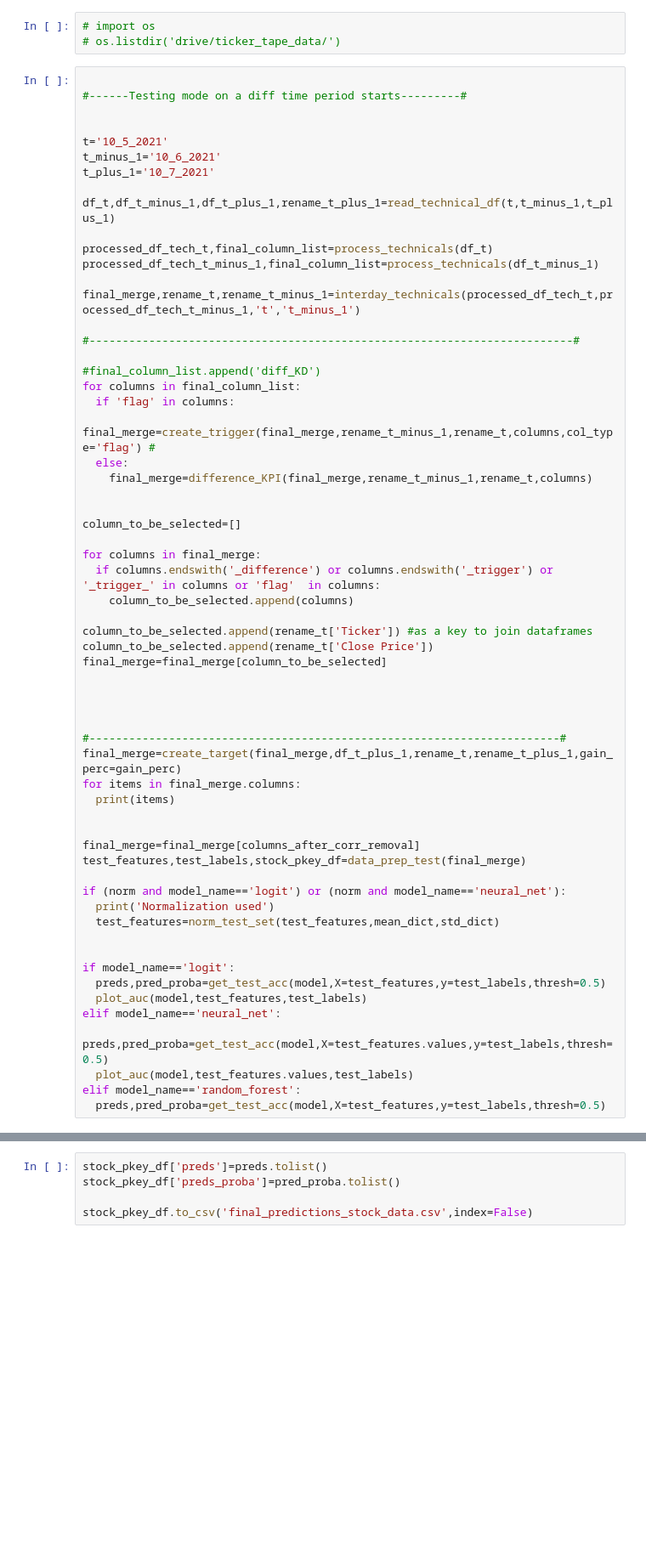
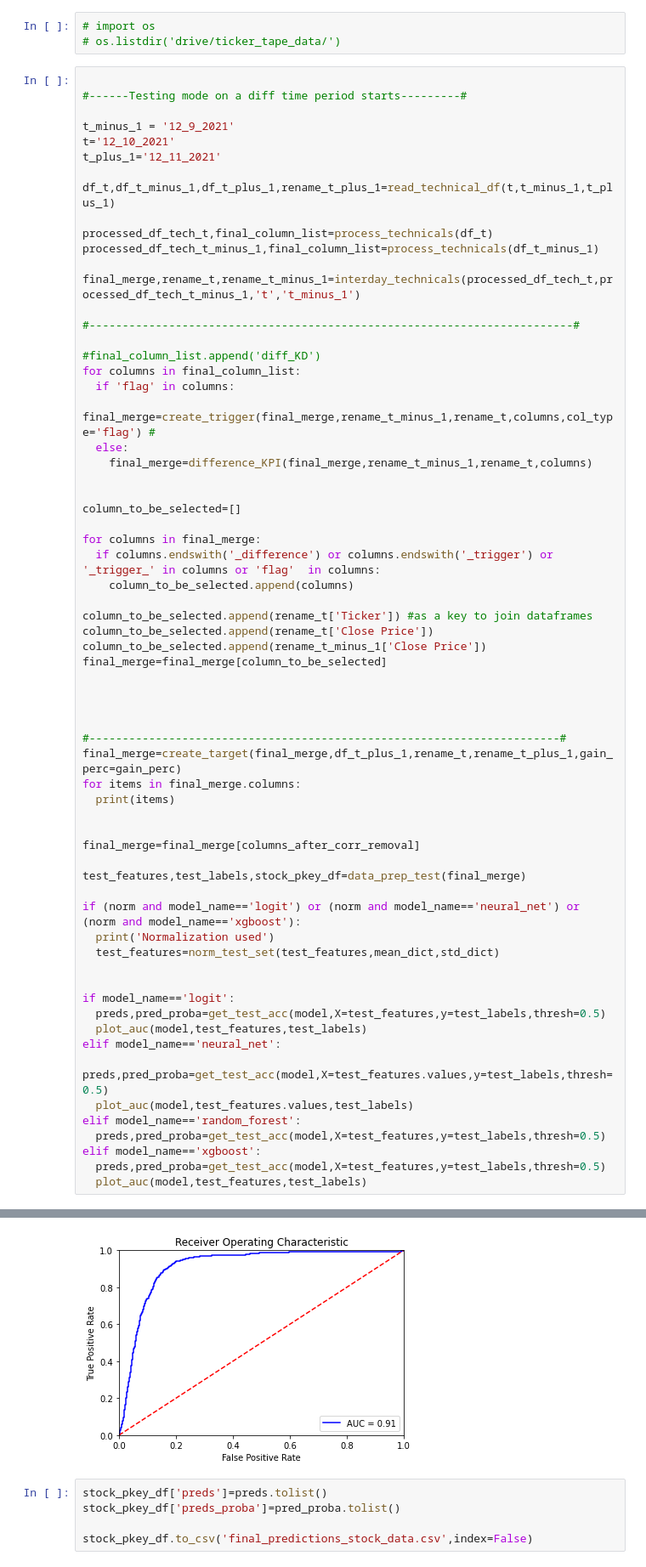
Before and after one commit to paras953/stock_market_prediction_technicals, a Jupyter notebook: Technical_model_git_v1.ipynb, the cells around one changed output, grey strips where cells are left out. Shown: that part at 85% size. Drawn from its saved outputs; the diff is of its cells as text; blank space fills up the shorter version.

```diff
--- a/Technical_model_git_v1.ipynb
+++ b/Technical_model_git_v1.ipynb
@@ -909,10 +992,9 @@ def norm_test_set(X,mean_dict,std_dict):
 
 #------Testing mode on a diff time period starts---------#
 
-
-t='10_5_2021'
-t_minus_1='10_6_2021'
-t_plus_1='10_7_2021'
+t_minus_1 = '12_9_2021'
+t='12_10_2021'
+t_plus_1='12_11_2021'
 
 df_t,df_t_minus_1,df_t_plus_1,rename_t_plus_1=read_technical_df(t,t_minus_1,t_plus_1)
 
@@ -939,6 +1021,7 @@ for columns in final_merge:
 
 column_to_be_selected.append(rename_t['Ticker']) #as a key to join dataframes
 column_to_be_selected.append(rename_t['Close Price'])
+column_to_be_selected.append(rename_t_minus_1['Close Price'])
 final_merge=final_merge[column_to_be_selected]
 
 
@@ -951,9 +1034,10 @@ for items in final_merge.columns:
 
 
 final_merge=final_merge[columns_after_corr_removal]
+
 test_features,test_labels,stock_pkey_df=data_prep_test(final_merge)
 
-if (norm and model_name=='logit') or (norm and model_name=='neural_net'):
+if (norm and model_name=='logit') or (norm and model_name=='neural_net') or (norm and model_name=='xgboost'):
   print('Normalization used')
   test_features=norm_test_set(test_features,mean_dict,std_dict)
 
@@ -966,4 +1050,7 @@ elif model_name=='neural_net':
   plot_auc(model,test_features.values,test_labels)
 elif model_name=='random_forest':
   preds,pred_proba=get_test_acc(model,X=test_features,y=test_labels,thresh=0.5)
+elif model_name=='xgboost':
+  preds,pred_proba=get_test_acc(model,X=test_features,y=test_labels,thresh=0.5)
+  plot_auc(model,test_features,test_labels)
 # %% [output]
@@ -987,3 +1074,4 @@ FPR at 0.5 0.3574580759046778
+[figure, added]
 # %%
 stock_pkey_df['preds']=preds.tolist()
 stock_pkey_df['preds_proba']=pred_proba.tolist()
```
Also changed, not shown: parts of 12 cells of this notebook.
